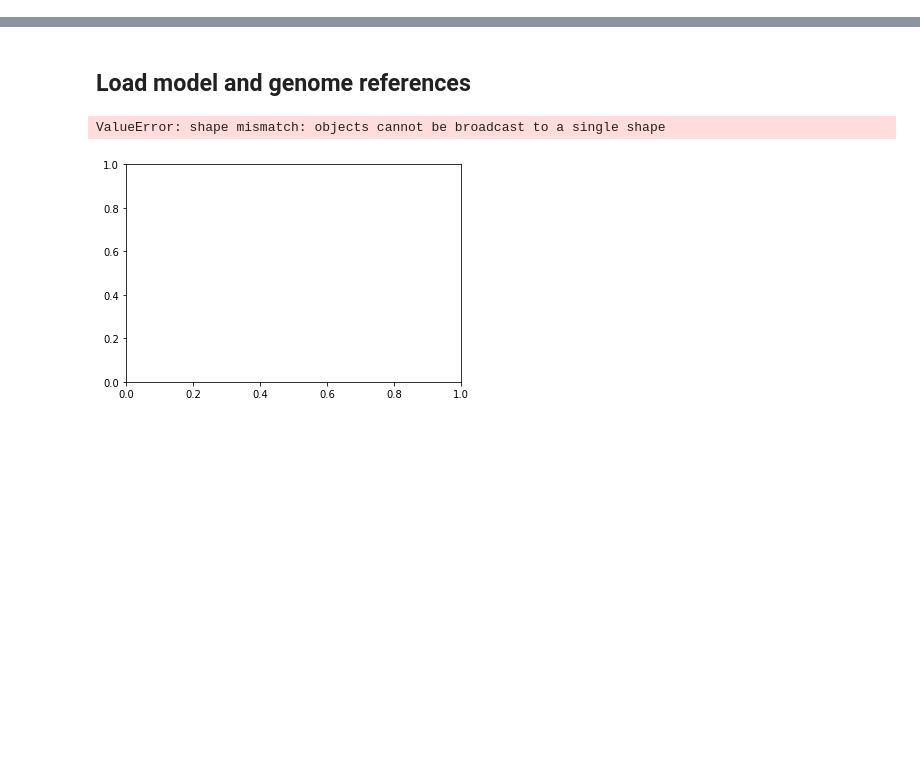
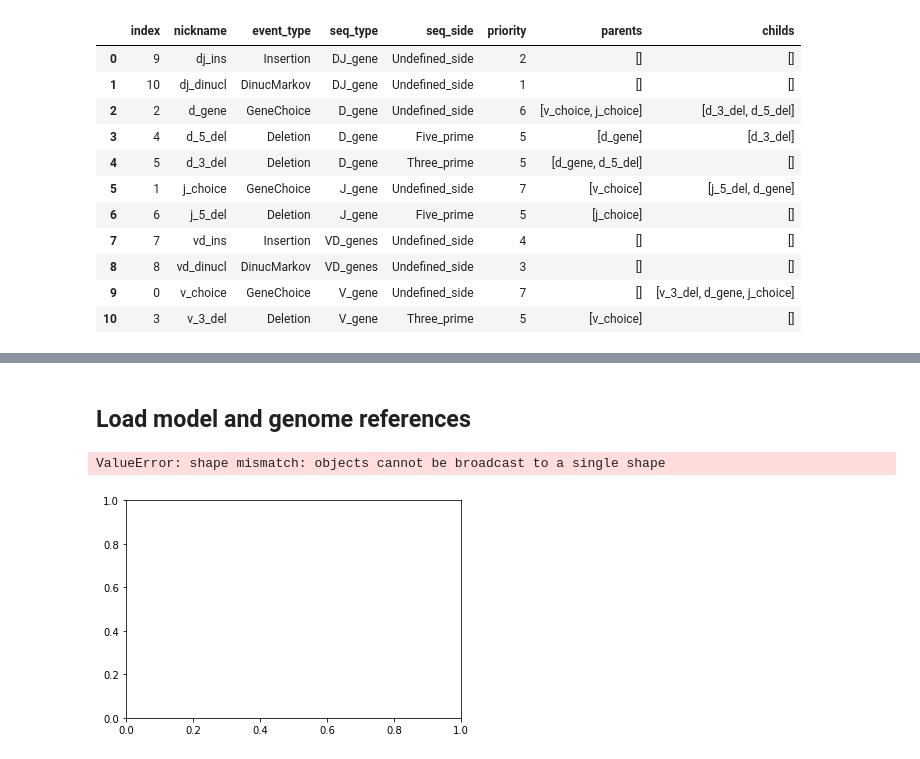
Before and after one commit to statbiophys/pygor3, a Jupyter notebook: pygor3/demo/notebooks/Testing.ipynb, the cells around one changed output, grey strips where cells are left out. Cells and saved outputs as stored; diff of their text form; code cells hidden in the pictures; blank space fills up the shorter version.

```diff
--- a/pygor3/demo/notebooks/Testing.ipynb
+++ b/pygor3/demo/notebooks/Testing.ipynb
@@ -0,0 +90,24 @@
+# %%
+import pandas as pd
+
+list_events_properties = list()
+for ev_nickname in mdl.xdata.keys():
+    # print('-'*20)
+    # print(ev_nickname, mdl[ev_nickname].attrs['seq_type'], mdl[ev_nickname].attrs['priority'])
+    list_events_properties.append(mdl[ev_nickname].attrs)
+
+df_events = pd.DataFrame(list_events_properties)
+df_events.sort_values(by='seq_type').reset_index()
+# %% [output]
+|  | index | nickname | event_type | seq_type | seq_side | priority | parents | childs |
+| 0 | 9 | dj_ins | Insertion | DJ_gene | Undefined_side | 2 | [] | [] |
+| 1 | 10 | dj_dinucl | DinucMarkov | DJ_gene | Undefined_side | 1 | [] | [] |
+| 2 | 2 | d_gene | GeneChoice | D_gene | Undefined_side | 6 | [v_choice, j_choice] | [d_3_del, d_5_del] |
+| 3 | 4 | d_5_del | Deletion | D_gene | Five_prime | 5 | [d_gene] | [d_3_del] |
+| 4 | 5 | d_3_del | Deletion | D_gene | Three_prime | 5 | [d_gene, d_5_del] | [] |
+| 5 | 1 | j_choice | GeneChoice | J_gene | Undefined_side | 7 | [v_choice] | [j_5_del, d_gene] |
+| 6 | 6 | j_5_del | Deletion | J_gene | Five_prime | 5 | [j_choice] | [] |
+| 7 | 7 | vd_ins | Insertion | VD_genes | Undefined_side | 4 | [] | [] |
+| 8 | 8 | vd_dinucl | DinucMarkov | VD_genes | Undefined_side | 3 | [] | [] |
+| 9 | 0 | v_choice | GeneChoice | V_gene | Undefined_side | 7 | [] | [v_3_del, d_gene, j_choice] |
+| 10 | 3 | v_3_del | Deletion | V_gene | Three_prime | 5 | [v_choice] | [] |
```
Also changed, not shown: parts of 9 cells of this notebook, 8 other files.
